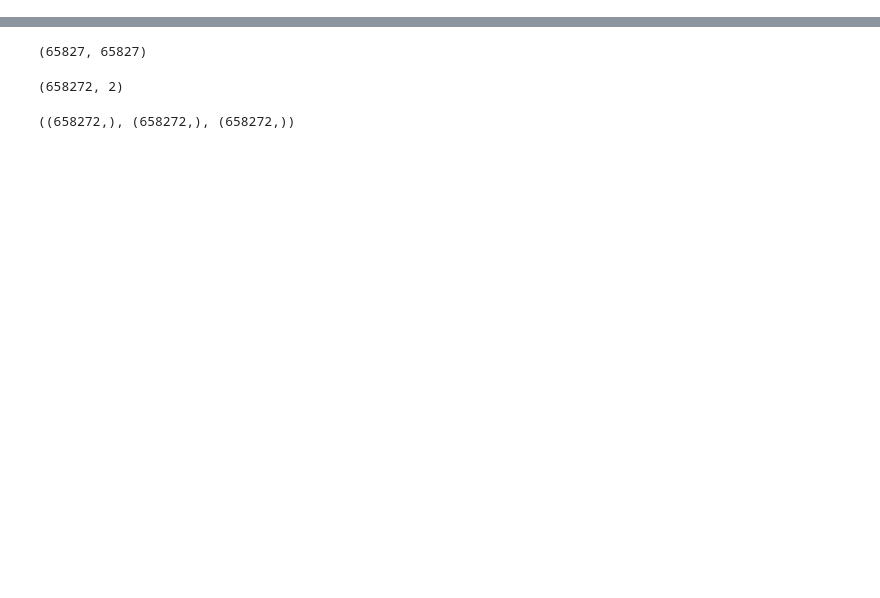
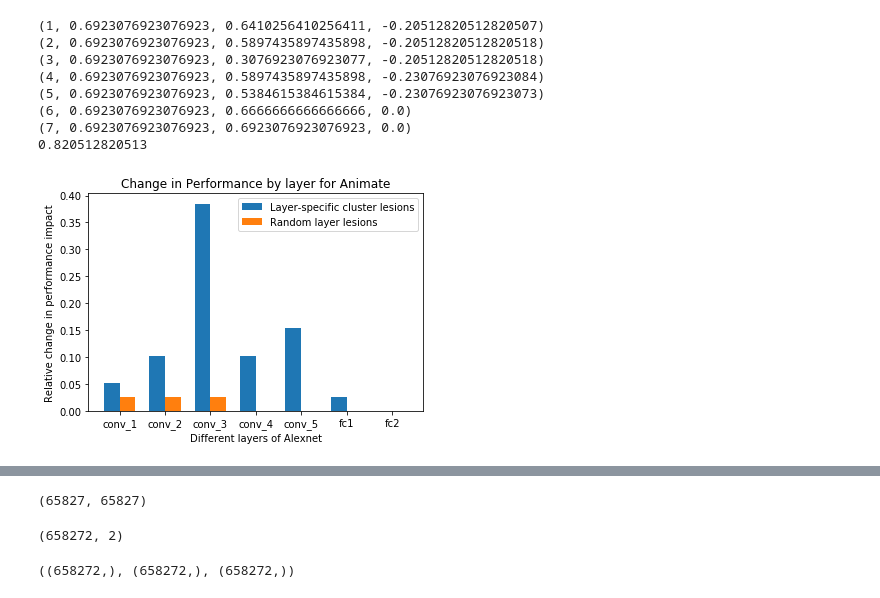
Before and after one commit to SNaGLab/Cognitive-Parcellation, a Jupyter notebook: code/models/alexnet_step_2.ipynb, the cells around one changed output, grey strips where cells are left out. Cells and saved outputs as stored; diff of their text form; code cells hidden in the pictures; blank space fills up the shorter version.

```diff
--- a/code/models/alexnet_step_2.ipynb
+++ b/code/models/alexnet_step_2.ipynb
@@ -506,0 +896,36 @@ Wall time: 5min 9s
+# %%
+X = np.arange(1,8)
+Y = []
+Z =[]
+tmp = 0.
+for item in X:
+    print(item,layer_info[ana][item]['pre'],layer_info[ana][item]['post'],layer_info[ana][item]['rand'])
+    tmp += layer_info[ana][item]['pre']-layer_info[ana][item]['post']
+    Y.append(layer_info[ana][item]['pre']-layer_info[ana][item]['post'])
+    if layer_info[ana][item]['rand'] == 0.:
+        Z.append(0.)
+    else:
+        Z.append(layer_info[ana][item]['rand']-layer_info[ana][item]['no'])
+print tmp
+width = 0.35  # the width of the bars
+
+rects1 = plt.bar(X- width/2, Y, width, label='Layer-specific cluster lesions')
+rects2 = plt.bar(X+width/2, Z, width, label='Random layer lesions')
+
+plt.ylabel('Relative change in performance impact')
+plt.xlabel('Different layers of Alexnet')
+plt.xticks(X, ('conv_1', 'conv_2', 'conv_3', 'conv_4','conv_5','fc1','fc2'))
+plt.title('Change in Performance by layer for Animate')
+plt.legend()
+plt.savefig('../../results/scree/animate_by_layer.png', format='png')
+#plt.ylim([0,1])
+# %% [output]
+(1, 0.6923076923076923, 0.6410256410256411, -0.20512820512820507)
+(2, 0.6923076923076923, 0.5897435897435898, -0.20512820512820518)
+(3, 0.6923076923076923, 0.3076923076923077, -0.20512820512820518)
+(4, 0.6923076923076923, 0.5897435897435898, -0.23076923076923084)
+(5, 0.6923076923076923, 0.5384615384615384, -0.23076923076923073)
+(6, 0.6923076923076923, 0.6666666666666666, 0.0)
+(7, 0.6923076923076923, 0.6923076923076923, 0.0)
+0.820512820513
+[figure, added]
```
Also changed, not shown: parts of 19 cells of this notebook, 4 other files.
